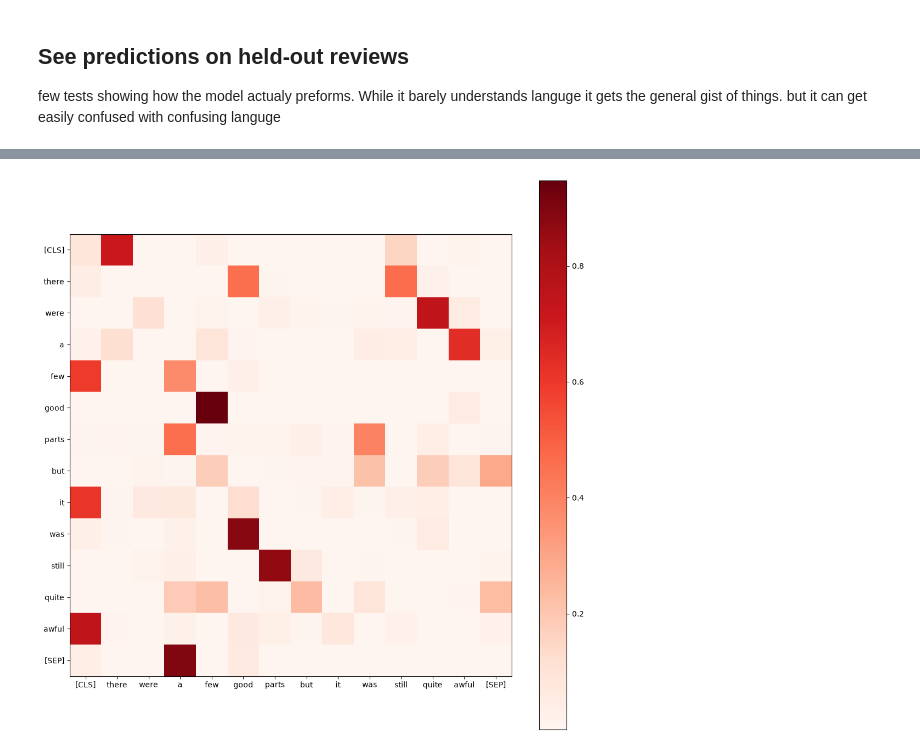
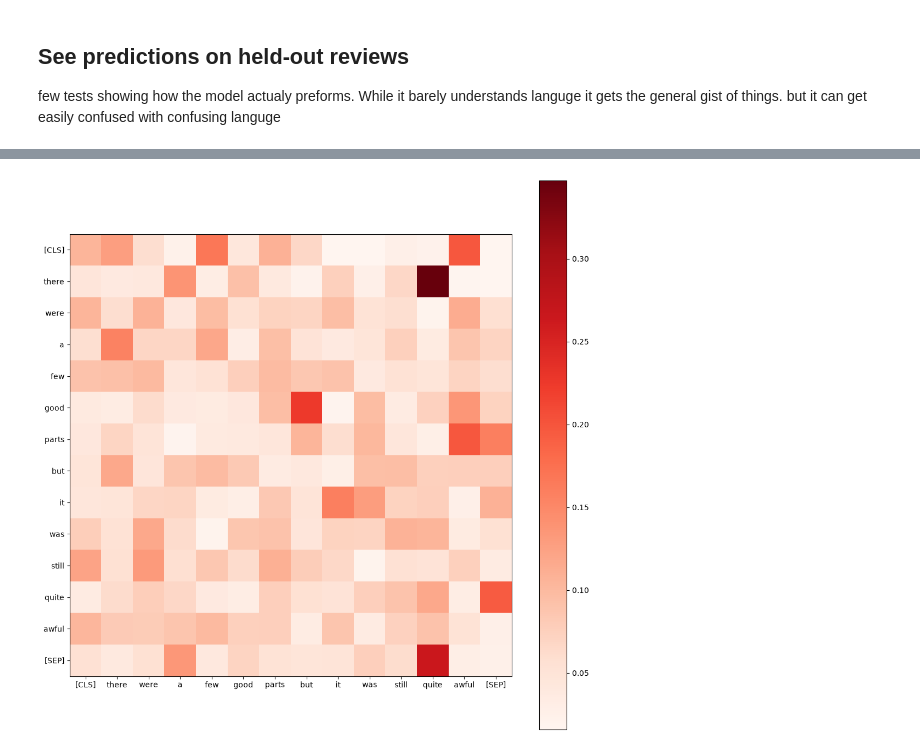
Before and after one commit to ai-with-guy/Intro-to-practical-AI-course, a Jupyter notebook: 5. Transformer/bert_lesson.ipynb, the cells around one changed output, grey strips where cells are left out. Drawn from its saved outputs; the diff is of its cells as text; code cells hidden in the pictures.

```diff
--- a/5. Transformer/bert_lesson.ipynb
+++ b/5. Transformer/bert_lesson.ipynb
@@ -378,19 +377,23 @@ predict_sentiment("Wow... this was absolutely amazing. They really did get how t
 # %%
 with torch.inference_mode():
     inputs = classifier_tokenizer("there were a few good parts but it was still quite awful", truncation=True,
                                       max_length=MAX_LEN, return_tensors='pt')
     x=model.embed(inputs['input_ids'].to(device))
     x=model.blocks[0].norm1(x)
     a = model.blocks[0].attention
-    attention_scores= torch.softmax(a.q(x)@a.k(x).transpose(-2,-1),dim=-1).cpu()[0]
+    attention_scores= torch.softmax(a.q(x)@a.k(x).transpose(-2,-1)*a.scale,dim=-1).cpu()[0]
 
 
 words = [classifier_tokenizer.decode(x) for x in inputs['input_ids'][0]]
 fig, ax = plt.subplots(figsize=(13,13))
 im = ax.imshow(attention_scores, cmap='Reds')
 ax.set(xticks=range(len(words)), yticks=range(len(words)),
        xticklabels=words, yticklabels=words)
 fig.colorbar(im, ax=ax)
 plt.show()
+
+# The same single-head attention matrix works directly in BertViz.
+from bertviz_local import head_view
+head_view(attention_scores, words)
 # %% [output]
-[figure, old version]
+[figure, new version]
```
Also changed, not shown: parts of 11 cells of this notebook, 4 other files.
